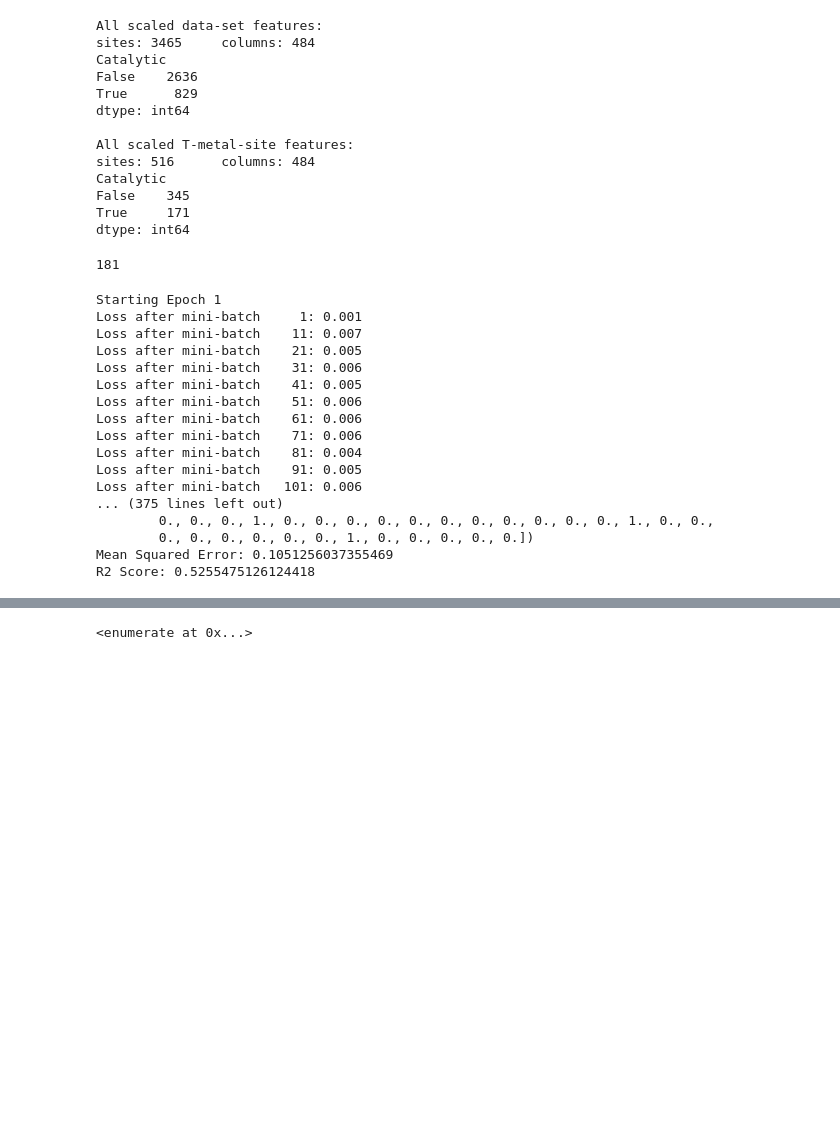
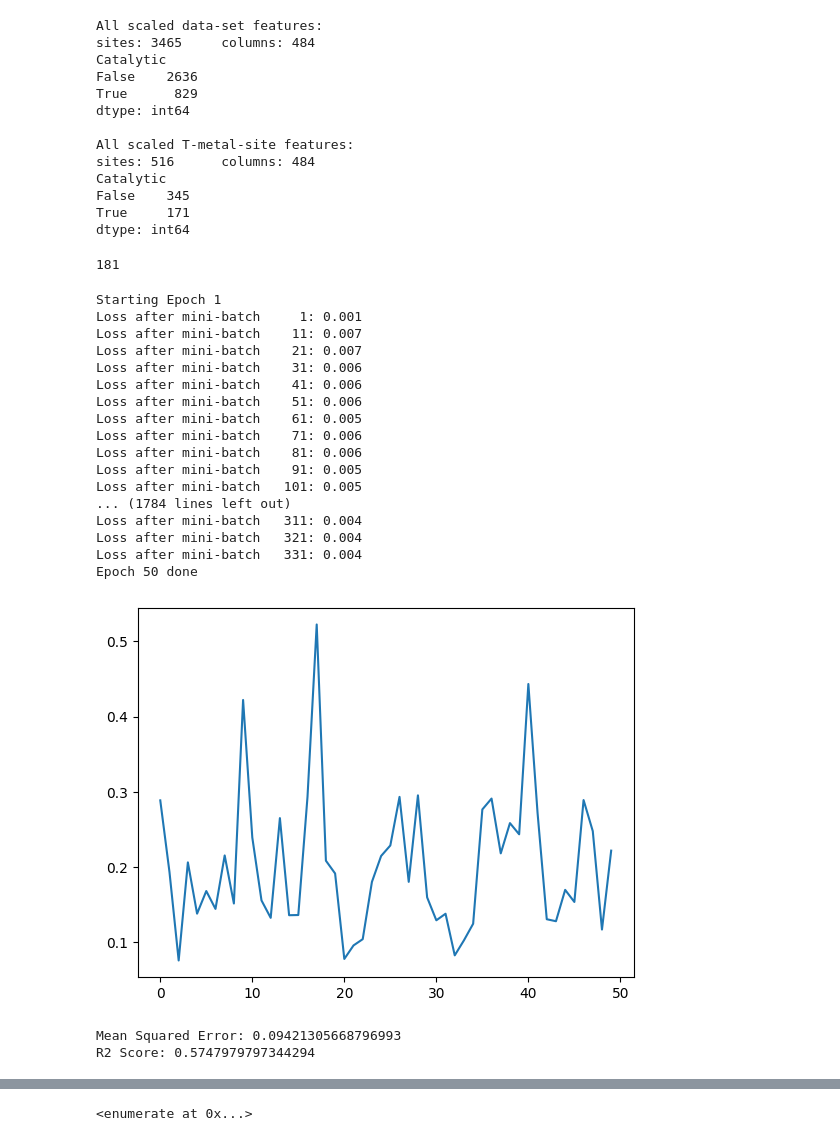
Before and after one commit to SanjanaYasna/CustomMLP, a Jupyter notebook: CUSTOM_MLP.ipynb, the cells around one changed output, grey strips where cells are left out. Drawn from its saved outputs; the diff is of its cells as text; code cells hidden in the pictures; blank space fills up the shorter version.

```diff
--- a/CUSTOM_MLP.ipynb
+++ b/CUSTOM_MLP.ipynb
@@ -191,3 +135,18 @@ class MLP(nn.Module):  # nn.Module is the base class for all models in PyTorch
+# %%
+from sklearn.metrics import mean_squared_error, r2_score
+import torch
+def mse_r2_calculator(mlp, test_data, test_targets):
+    with torch.no_grad():
+        outputs = mlp(test_data)
+        predicted_labels = outputs.squeeze().tolist()
+
+    predicted_labels = np.array(predicted_labels)
+    test_targets = np.array(test_targets)
+
+    mse = mean_squared_error(test_targets, predicted_labels)
+    r2 = r2_score(test_targets, predicted_labels)
+    print("Mean Squared Error:", mse)
+    print("R2 Score:", r2)
 # %%
 #Loads to torch tensors
 class dataLoader:
@@ -218,6 +177,9 @@ class dataLoader:
         return self.X[idx], self.y[idx]
 # %%
 #Another attempt https://github.com/daenuprobst/theia/blob/main/src/theia/ml/mlp_classifier.py
+from matplotlib import pyplot as plt
+
+
 class theiaMLP(nn.Module):
     def __init__(self, input_size, hidden_size, output_size):
         super(theiaMLP, self).__init__()
@@ -246,8 +208,12 @@ mlp = theiaMLP(init_features, 1000, 1)
 loss_function = nn.L1Loss()
 optimizer = torch.optim.Adagrad(mlp.parameters(), lr=1e-4)
 
+#train loss
+train_loss = []
+mlp.train()
+
 #train for this many epochs
-for epoch in range(0,10):
+for epoch in range(0,50):
     print(f'Starting Epoch {epoch+1}')
 
     current_loss = 0.0
@@ -259,53 +225,49 @@ for epoch in range(0,10):
 
         outputs = mlp(inputs)
 
         loss = loss_function(outputs, targets)
 
         loss.backward()
 
         optimizer.step()
 
         current_loss += loss.item()
         if i%10 == 0:
             print(f'Loss after mini-batch %5d: %.3f'%(i+1, current_loss/500))
             current_loss = 0.0
-
+    train_loss.append(loss.item())
     print(f'Epoch {epoch+1} done')
 
+
+plt.plot(train_loss)
+plt.show()
 
 test_data = torch.from_numpy(testX.to_numpy()).float()
 test_targets = torch.from_numpy(testY.to_numpy()).float()
 
-from sklearn.metrics import mean_squared_error, r2_score
-with torch.no_grad():
-    outputs = mlp(test_data)
-    predicted_labels = outputs.squeeze().tolist()
-
-predicted_labels = np.array(predicted_labels)
-test_targets = np.array(test_targets)
-
-mse = mean_squared_error(test_targets, predicted_labels)
-r2 = r2_score(test_targets, predicted_labels)
-print("Mean Squared Error:", mse)
-print("R2 Score:", r2)
+#print mse and r2
+mse_r2_calculator(mlp, test_data, test_targets)
 #Results
 # Mean Squared Error: 0.11795077403554882
 # R2 Score: 0.46766500127569677
 # %% [output]
 Starting Epoch 1
 Loss after mini-batch     1: 0.001
 Loss after mini-batch    11: 0.007
-Loss after mini-batch    21: 0.005
+Loss after mini-batch    21: 0.007
 Loss after mini-batch    31: 0.006
-Loss after mini-batch    41: 0.005
+Loss after mini-batch    41: 0.006
 Loss after mini-batch    51: 0.006
-Loss after mini-batch    61: 0.006
+Loss after mini-batch    61: 0.005
 Loss after mini-batch    71: 0.006
-Loss after mini-batch    81: 0.004
+Loss after mini-batch    81: 0.006
 Loss after mini-batch    91: 0.005
-Loss after mini-batch   101: 0.006
-... (375 lines left out)
-        0., 0., 0., 1., 0., 0., 0., 0., 0., 0., 0., 0., 0., 0., 0., 1., 0., 0.,
-        0., 0., 0., 0., 0., 0., 1., 0., 0., 0., 0., 0.])
-Mean Squared Error: 0.1051256037355469
-R2 Score: 0.5255475126124418
+Loss after mini-batch   101: 0.005
+... (1784 lines left out)
+Loss after mini-batch   311: 0.004
+Loss after mini-batch   321: 0.004
+Loss after mini-batch   331: 0.004
+Epoch 50 done
+[figure, added]
+Mean Squared Error: 0.09421305668796993
+R2 Score: 0.5747979797344294
```
Also changed, not shown: parts of 15 cells of this notebook, 1 other file.
